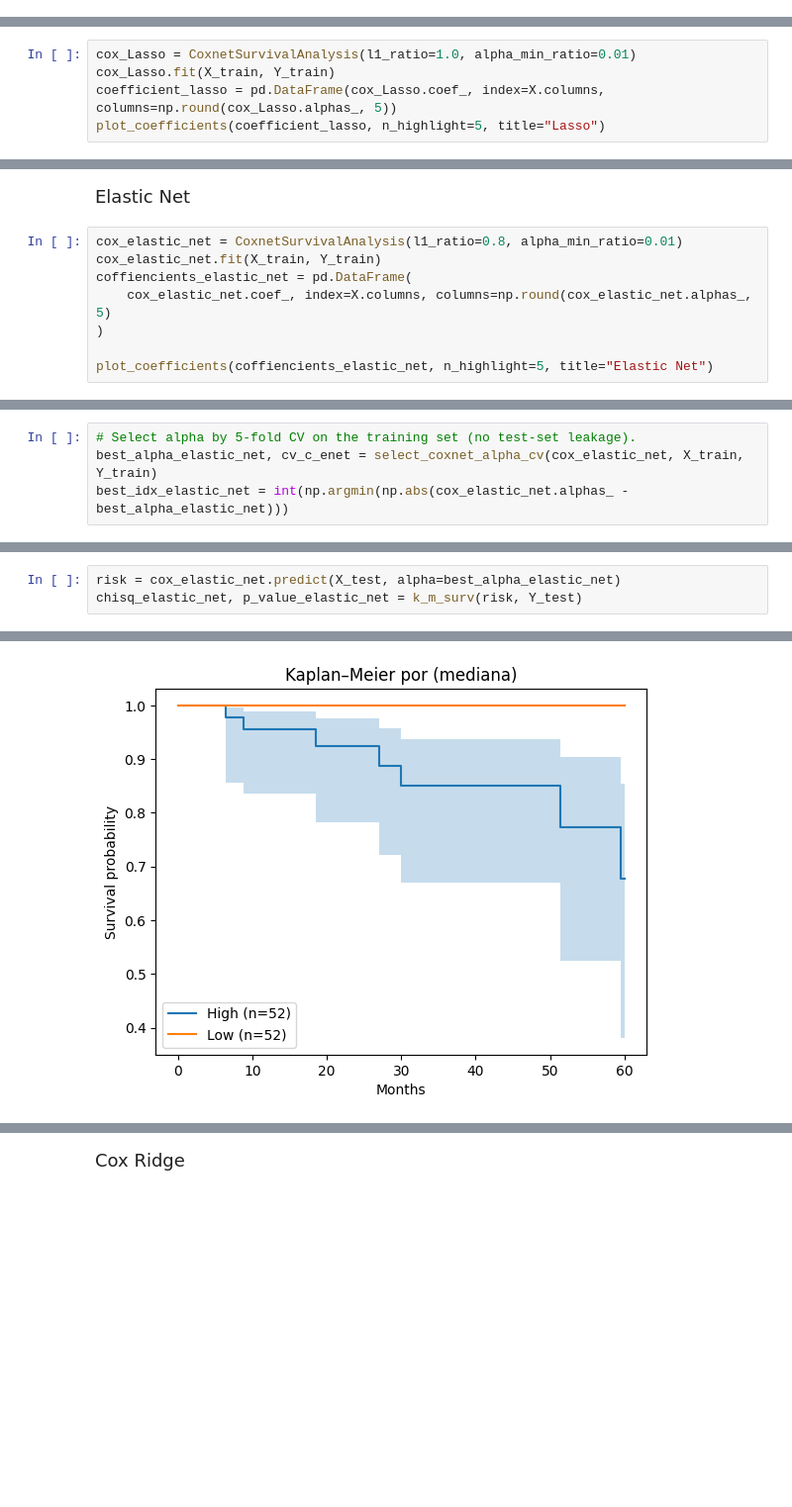
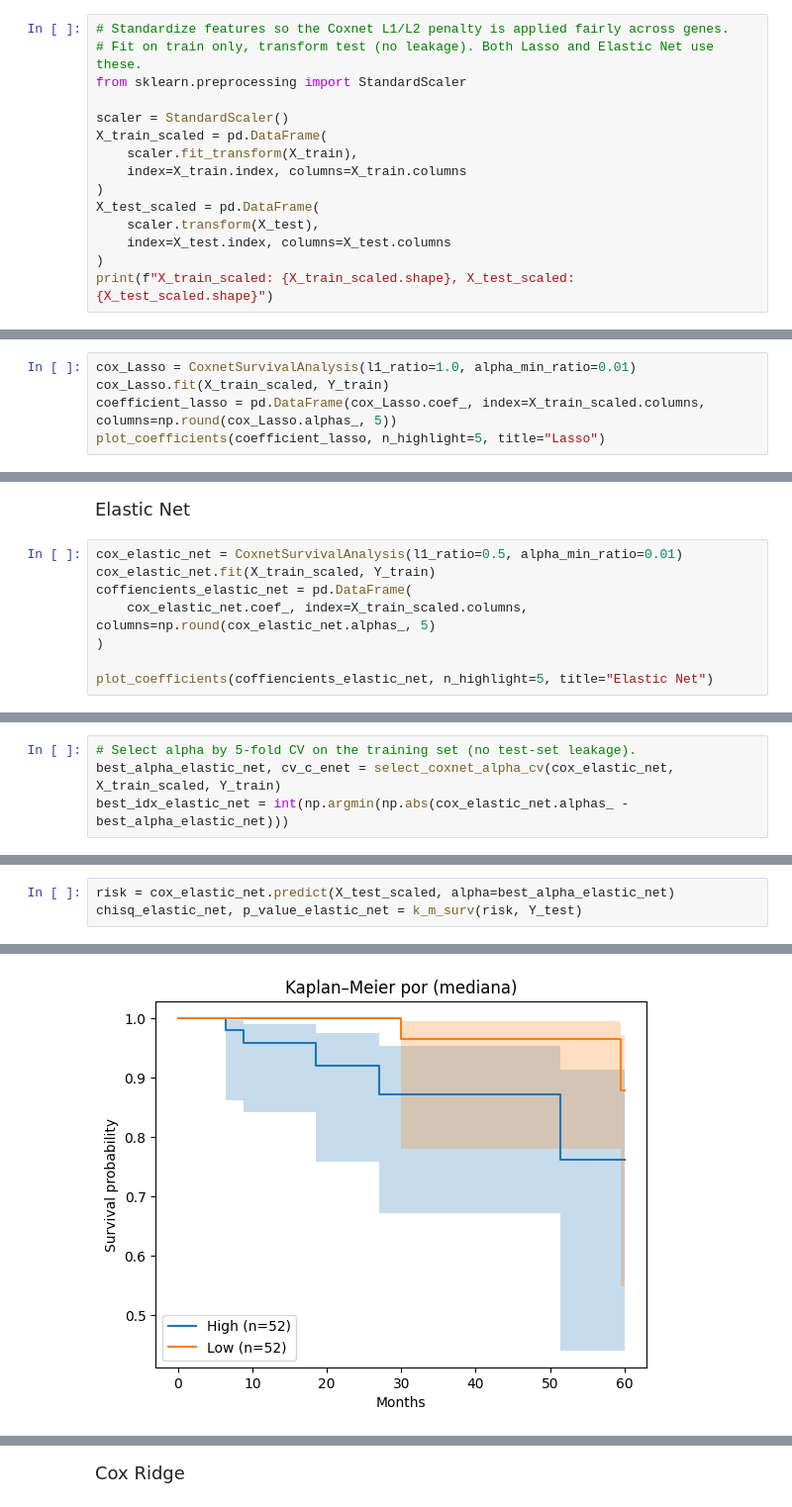
Before and after one commit to Fasmanuel2002/UPSA_Thesis_Research, a Jupyter notebook: research/notebooks/limma.ipynb, the cells around one changed output, grey strips where cells are left out. Shown at 99% size. Cells and saved outputs as stored; diff of their text form; blank space fills up the shorter version.

```diff
--- a/research/notebooks/limma.ipynb
+++ b/research/notebooks/limma.ipynb
@@ -187,3 +190,18 @@ X_test = X_test.fillna(0).replace([np.inf, -np.inf], 0)
 print(f"X_train: {X_train.shape}, X_test: {X_test.shape}")
 # %% [output]
 X_train: (415, 1000), X_test: (104, 1000)
+# %%
+# Standardize features so the Coxnet L1/L2 penalty is applied fairly across genes.
+# Fit on train only, transform test (no leakage). Both Lasso and Elastic Net use these.
+from sklearn.preprocessing import StandardScaler
+
+scaler = StandardScaler()
+X_train_scaled = pd.DataFrame(
+    scaler.fit_transform(X_train),
+    index=X_train.index, columns=X_train.columns
+)
+X_test_scaled = pd.DataFrame(
+    scaler.transform(X_test),
+    index=X_test.index, columns=X_test.columns
+)
+print(f"X_train_scaled: {X_train_scaled.shape}, X_test_scaled: {X_test_scaled.shape}")
@@ -194,7 +214,7 @@ X_train: (415, 1000), X_test: (104, 1000)
 <font size="4">Cox Lasso</font>
 # %%
 cox_Lasso = CoxnetSurvivalAnalysis(l1_ratio=1.0, alpha_min_ratio=0.01)
-cox_Lasso.fit(X_train, Y_train)
-coefficient_lasso = pd.DataFrame(cox_Lasso.coef_, index=X.columns, columns=np.round(cox_Lasso.alphas_, 5))
+cox_Lasso.fit(X_train_scaled, Y_train)
+coefficient_lasso = pd.DataFrame(cox_Lasso.coef_, index=X_train_scaled.columns, columns=np.round(cox_Lasso.alphas_, 5))
 plot_coefficients(coefficient_lasso, n_highlight=5, title="Lasso")
 # %% [output]
@@ -276,10 +296,10 @@ Log-rank: chi2=4.203, p=0.04035
 # %% [markdown]
 <font size="4">Elastic Net</font>
 # %%
-cox_elastic_net = CoxnetSurvivalAnalysis(l1_ratio=0.8, alpha_min_ratio=0.01)
-cox_elastic_net.fit(X_train, Y_train)
+cox_elastic_net = CoxnetSurvivalAnalysis(l1_ratio=0.5, alpha_min_ratio=0.01)
+cox_elastic_net.fit(X_train_scaled, Y_train)
 coffiencients_elastic_net = pd.DataFrame(
-    cox_elastic_net.coef_, index=X.columns, columns=np.round(cox_elastic_net.alphas_, 5)
+    cox_elastic_net.coef_, index=X_train_scaled.columns, columns=np.round(cox_elastic_net.alphas_, 5)
 )
 
 plot_coefficients(coffiencients_elastic_net, n_highlight=5, title="Elastic Net")
@@ -288,6 +308,6 @@ plot_coefficients(coffiencients_elastic_net, n_highlight=5, title="Elastic Net")
 # %%
 # Select alpha by 5-fold CV on the training set (no test-set leakage).
-best_alpha_elastic_net, cv_c_enet = select_coxnet_alpha_cv(cox_elastic_net, X_train, Y_train)
+best_alpha_elastic_net, cv_c_enet = select_coxnet_alpha_cv(cox_elastic_net, X_train_scaled, Y_train)
 best_idx_elastic_net = int(np.argmin(np.abs(cox_elastic_net.alphas_ - best_alpha_elastic_net)))
 # %%
 best_alpha_elastic_net = cox_elastic_net.alphas_[best_idx_elastic_net]
@@ -338,5 +358,5 @@ NameError: name 'best_alpha' is not defined
 # %%
-risk = cox_elastic_net.predict(X_test, alpha=best_alpha_elastic_net)
+risk = cox_elastic_net.predict(X_test_scaled, alpha=best_alpha_elastic_net)
 chisq_elastic_net, p_value_elastic_net = k_m_surv(risk, Y_test)
 # %% [output]
 For this group the risk High
@@ -358,2 +378,2 @@ For the time 48 the risk group is 12
 For the time 60 the risk group is 0
-[figure, old version]
+[figure, new version]
```
Also changed, not shown: parts of 23 cells of this notebook, 2 other files.
